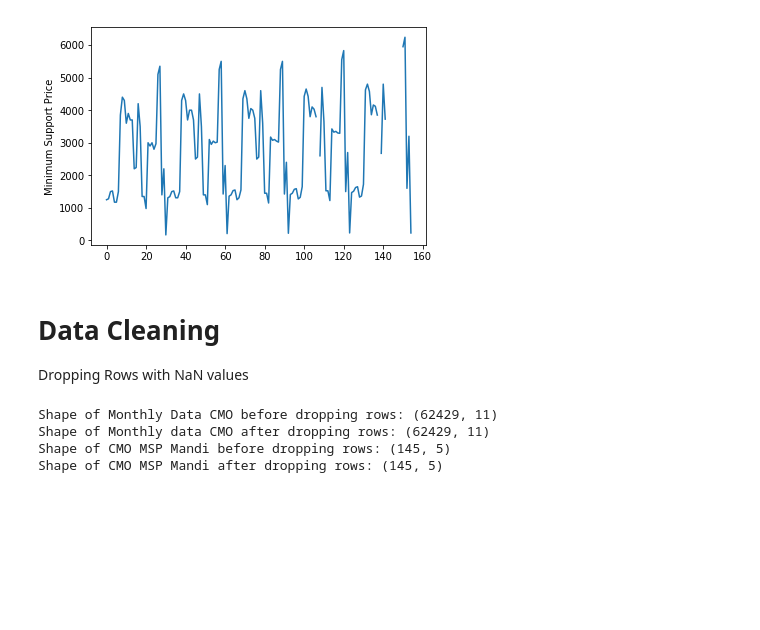
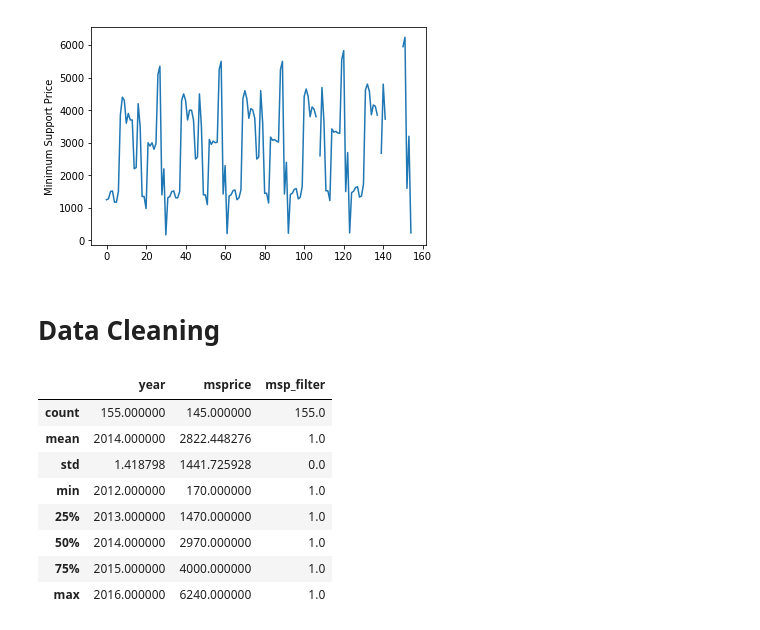
Before and after one commit to PranjaliSaini/SocialCops-DataScience-Task, a Jupyter notebook: Agricultural-Commodities.ipynb, the cells around one changed output. Saved outputs shown, nothing was run; the diff lists cells and outputs as text; code cells hidden in the pictures; blank space fills up the shorter version.

```diff
--- a/Agricultural-Commodities.ipynb
+++ b/Agricultural-Commodities.ipynb
@@ -68,17 +68,15 @@ plt.show()
 [figure]
 # %% [markdown]
 # Data Cleaning
-Dropping Rows with NaN values
-# %%
-print("Shape of Monthly Data CMO before dropping rows:", ds.shape)
-ds = ds.dropna(axis = 0, how ='any')
-print("Shape of Monthly data CMO after dropping rows:", ds.shape)
-
-print("Shape of CMO MSP Mandi before dropping rows:", df.shape)
-df = df.dropna(axis = 0, how = 'any')
-print("Shape of CMO MSP Mandi after dropping rows:", df.shape)
-# %% [output]
-Shape of Monthly Data CMO before dropping rows: (62429, 11)
-Shape of Monthly data CMO after dropping rows: (62429, 11)
-Shape of CMO MSP Mandi before dropping rows: (145, 5)
-Shape of CMO MSP Mandi after dropping rows: (145, 5)
+# %%
+df.describe()
+# %% [output]
+|  | year | msprice | msp_filter |
+| count | 155.000000 | 145.000000 | 155.0 |
+| mean | 2014.000000 | 2822.448276 | 1.0 |
+| std | 1.418798 | 1441.725928 | 0.0 |
+| min | 2012.000000 | 170.000000 | 1.0 |
+| 25% | 2013.000000 | 1470.000000 | 1.0 |
+| 50% | 2014.000000 | 2970.000000 | 1.0 |
+| 75% | 2015.000000 | 4000.000000 | 1.0 |
+| max | 2016.000000 | 6240.000000 | 1.0 |
```
Also changed, not shown: parts of 7 cells of this notebook.
